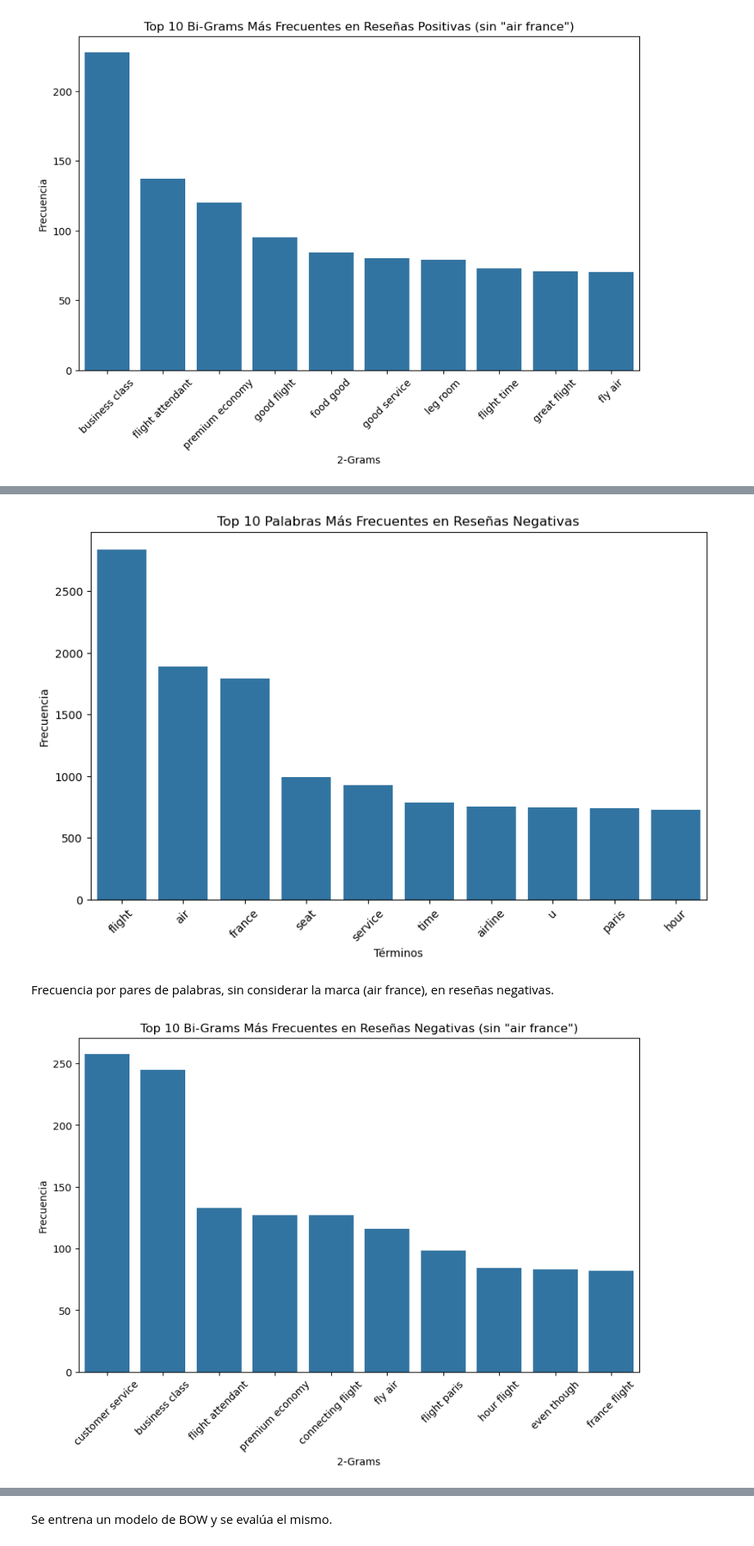
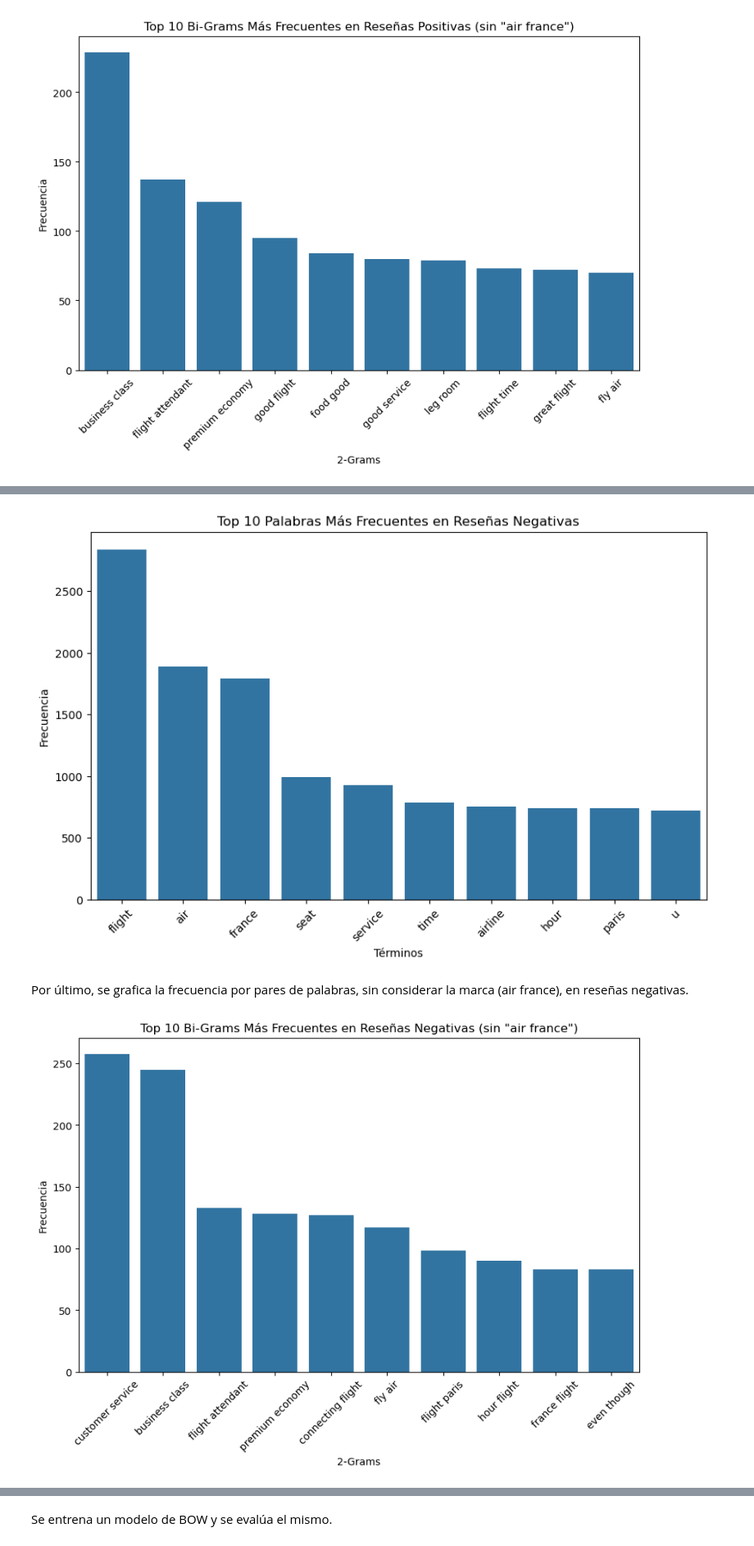
Before and after one commit to malonejv/data-science-3-challenge, a Jupyter notebook: Challenge/notebooks/ProyectoDS_EntregaFinal__Lopez_Malone.ipynb, the cells around one changed output, grey strips where cells are left out. Shown at 82% size. Saved outputs shown, nothing was run; the diff lists cells and outputs as text; code cells hidden in the pictures.

```diff
--- a/Challenge/notebooks/ProyectoDS_EntregaFinal__Lopez_Malone.ipynb
+++ b/Challenge/notebooks/ProyectoDS_EntregaFinal__Lopez_Malone.ipynb
@@ -158,0 +163,12 @@ Creo una columna tokenizada
+# %%
+df['tokenized_text'] = df['text_cleaned'].apply(word_tokenize)
+
+nltk.download('stopwords')
+english_stopwords = set(stopwords.words('english'))
+df['tokenized_text'] = df['tokenized_text'].apply(lambda x: utils.remove_stop_words(x, english_stopwords))
+
+
+lemmatizer = WordNetLemmatizer()
+df['processed_text'] = df['tokenized_text'].apply(lambda x: [lemmatizer.lemmatize(word) for word in x])
+
+utils.print_list(df.tail(2))
@@ -159,5 +198,5 @@ Creo una columna tokenizada
 # %%
-df['tokenized_text'] = df['text_cleaned'].apply(word_tokenize)
+df['tagged_text'] = df['processed_text'].apply(lambda x: utils.pos_tagging(pos_tag(x)))
 utils.print_list(df.tail(2))
 # %% [output]
 rating:                                                                                             5
@@ -211,5 +218,0 @@ Creo una columna y aplico lematización.
-# %%
-lemmatizer = WordNetLemmatizer()
-
-df['lemmatized_text'] = df['tokenized_text'].apply(lambda x: [lemmatizer.lemmatize(word) for word in x])
-utils.print_list(df.tail(2))
@@ -236,3 +218,0 @@ lemmatized_text:
-# %%
-df['tagged_text'] = df['lemmatized_text'].apply(lambda x: utils.pos_tagging(pos_tag(x)))
-utils.print_list(df.tail(2))
@@ -327,23 +292,23 @@ Distribución de las 10 palabras mas frecuentes en reseñas negativas.
 negative_reviews = df[df['sentiment'] == 'negative']
 utils.plot_frequent_terms(
     data=negative_reviews,
-    column='tagged_text',
+    column='processed_text',
     term_count=10,
     title='Top 10 Palabras Más Frecuentes en Reseñas Negativas'
 )
 # %% [output]
-[figure, old version]
+[figure, new version]
 # %% [markdown]
-Frecuencia por pares de palabras, sin considerar la marca (air france), en reseñas negativas.
+Por último, se grafica la frecuencia por pares de palabras, sin considerar la marca (air france), en reseñas negativas.
 # %%
 utils.plot_frequent_terms(
     data=negative_reviews,
-    column='tagged_text',
+    column='processed_text',
     term_count=10,
     title='Top 10 Bi-Grams Más Frecuentes en Reseñas Negativas (sin "air france")',
     filter_terms=('air', 'france'),
     ngram_size=2
 )
 # %% [output]
-[figure, old version]
+[figure, new version]
 # %% [markdown]
```
Also changed, not shown: parts of 38 cells of this notebook.
